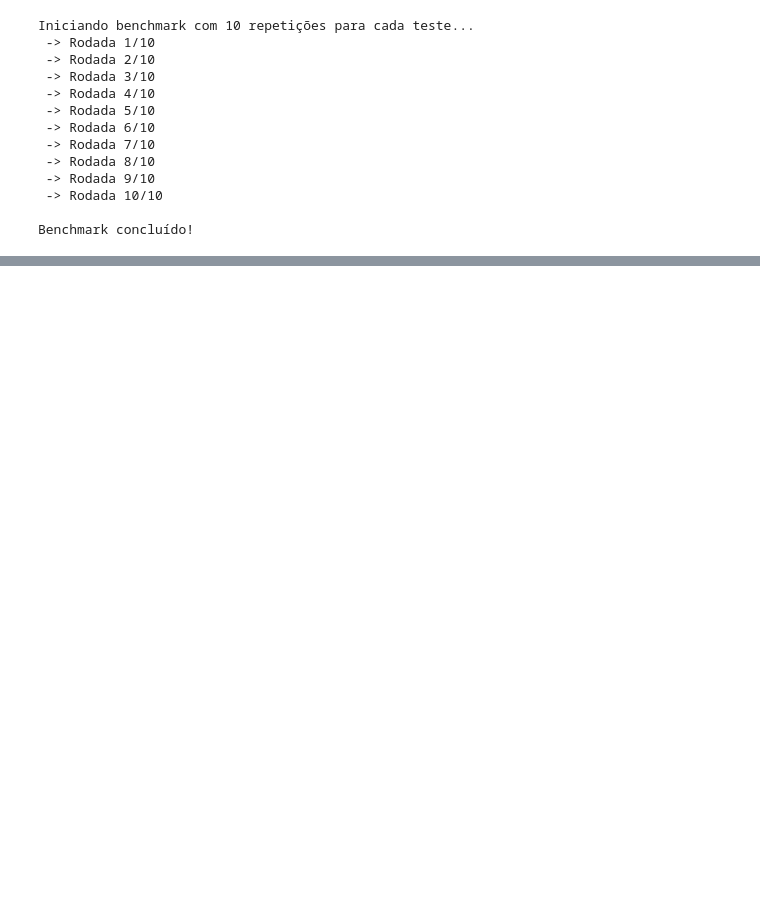
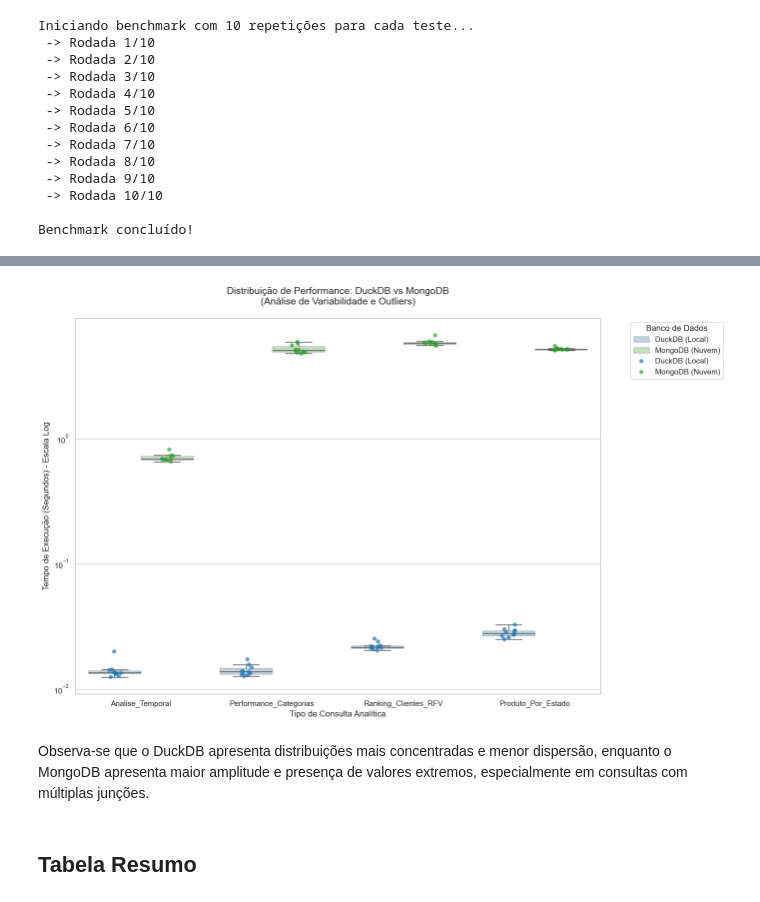
Before and after one commit to CarlosFranchN/My_benchmark_duckDB_vs_mongoDB, a Jupyter notebook: analise.ipynb, the cells around one changed output, grey strips where cells are left out. Cells and saved outputs as stored; diff of their text form; code cells hidden in the pictures; blank space fills up the shorter version.

```diff
--- a/analise.ipynb
+++ b/analise.ipynb
@@ -79,0 +245,10 @@ df_mongo
+# %%
+df_duck_long = df_duck.copy()
+df_duck_long['Banco'] = 'DuckDB (Local)'
+
+df_mongo_long = df_mongo.copy()
+df_mongo_long['Banco'] = 'MongoDB (Nuvem)'
+
+# Unindo e transformando em formato "longo" para o Seaborn
+df_combined = pd.concat([df_duck_long, df_mongo_long])
+df_melted = df_combined.melt(id_vars=['Banco'], var_name='Query', value_name='Tempo (s)')
@@ -79,0 +271,41 @@ df_mongo
+# %%
+plt.figure(figsize=(14, 9))
+sns.set_theme(style="whitegrid")
+palette = {'DuckDB (Local)': '#1f77b4', 'MongoDB (Nuvem)': '#2ca02c'}
+ax = sns.boxplot(
+    data=df_melted,
+    x='Query',
+    y='Tempo (s)',
+    hue='Banco',
+    palette=palette,
+    boxprops=dict(alpha=0.3),
+    showfliers=False
+)
+
+sns.stripplot(
+    data=df_melted,
+    x='Query', y='Tempo (s)', hue='Banco',
+    palette=palette,
+    dodge=True,
+    jitter=True,
+    alpha=0.7,
+    size=6,
+    ax=ax
+)
+
+ax.set_yscale('log')
+
+plt.title('Distribuição de Performance: DuckDB vs MongoDB\n(Análise de Variabilidade e Outliers)', fontsize=14, pad=20)
+plt.ylabel('Tempo de Execução (Segundos) - Escala Log', fontsize=12)
+plt.xlabel('Tipo de Consulta Analítica', fontsize=12)
+plt.legend(title='Banco de Dados', bbox_to_anchor=(1.05, 1), loc='upper left')
+
+plt.tight_layout()
+plt.savefig('boxplot_comparativo.png')
+plt.show()
+# %% [output]
+[figure, added]
+# %% [markdown]
+Observa-se que o DuckDB apresenta distribuições mais concentradas e menor dispersão, enquanto o MongoDB apresenta maior amplitude e presença de valores extremos, especialmente em consultas com múltiplas junções.
+# %% [markdown]
+## Tabela Resumo
```
Also changed, not shown: parts of 24 cells of this notebook, 7 other files.
